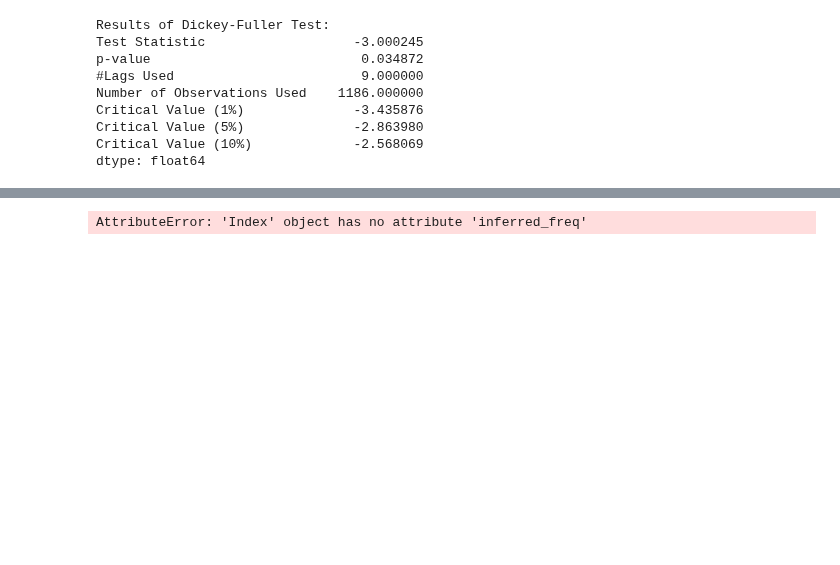
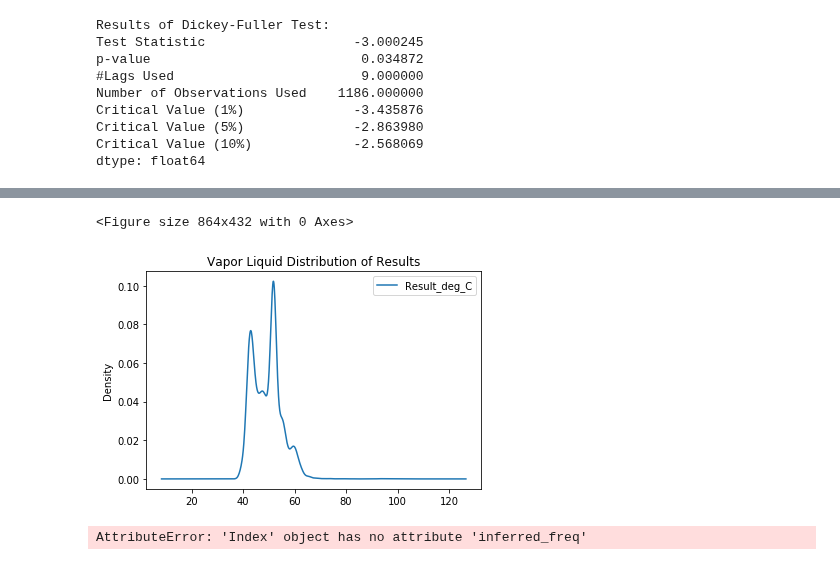
Before and after one commit to mishaberrien/tenessee-fuel-quality-analysis, a Jupyter notebook: notebooks/03_analysis/07302019-kph-time-analysis.ipynb, the cells around one changed output, grey strips where cells are left out. Cells and saved outputs as stored; diff of their text form; code cells hidden in the pictures; blank space fills up the shorter version.

```diff
--- a/notebooks/03_analysis/07302019-kph-time-analysis.ipynb
+++ b/notebooks/03_analysis/07302019-kph-time-analysis.ipynb
@@ -319,3 +331,12 @@ plt.show()
+# %%
+fig = plt.figure(figsize=(12,6))
+ax = Vapor_Liquid.plot.kde()
+plt.title('Vapor Liquid Distribution of Results')
+plt.savefig(f'../../results/Images/Vapor_Liquid_Distribution.png')
+plt.show()
+# %% [output]
+<Figure size 864x432 with 0 Axes>
+[figure, added]
 # %%
 # import seasonal_decompose
 from statsmodels.tsa.seasonal import seasonal_decompose
```
Also changed, not shown: parts of 2 cells of this notebook, 2 other files.
